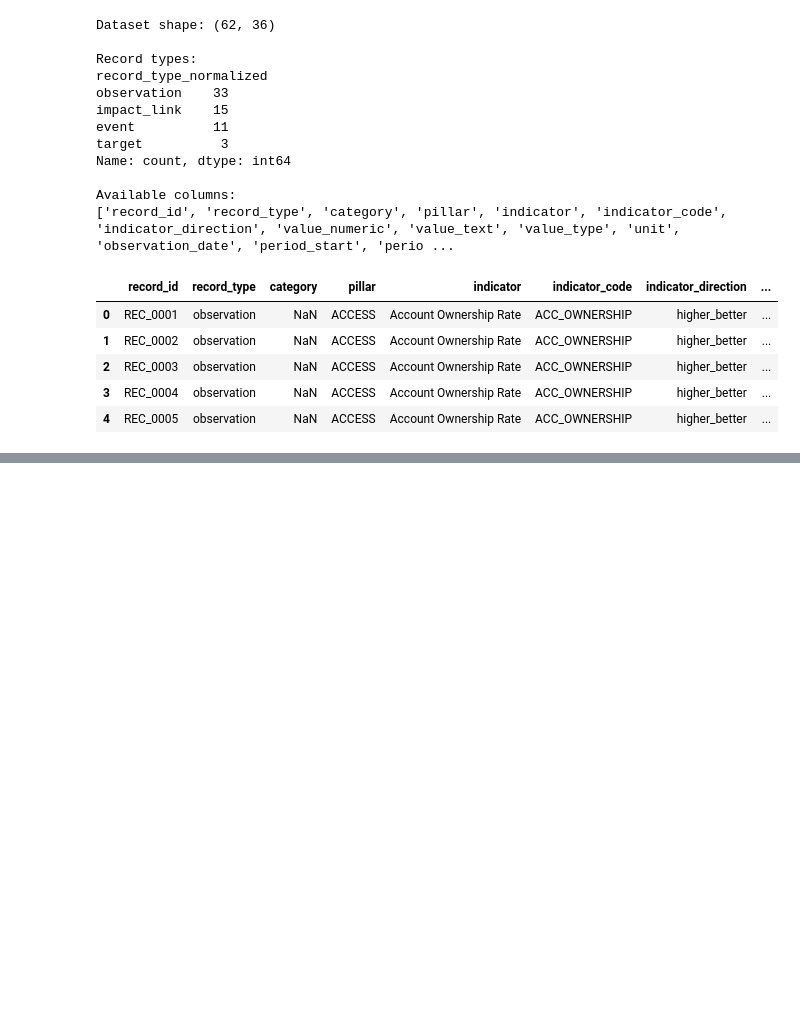
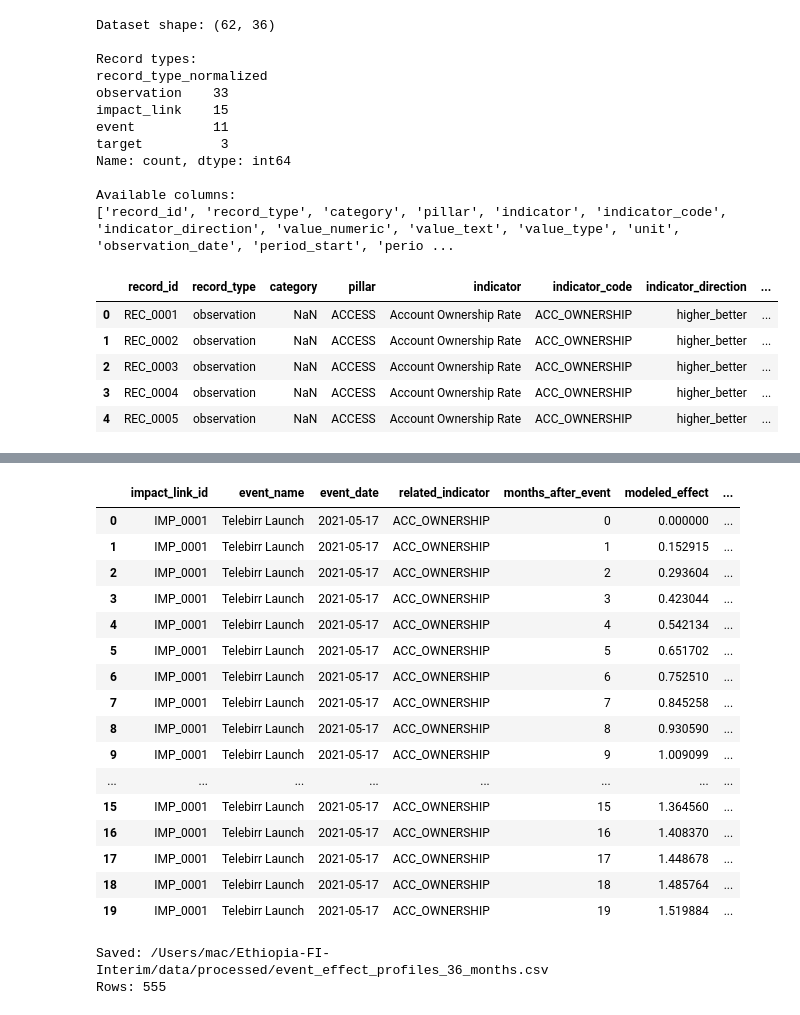
Before and after one commit to rediet-shewarega/ethiopia-financial-inclusion-interim, a Jupyter notebook: notebooks/task_3_event_impact_modeling.ipynb, the cells around one changed output, grey strips where cells are left out. Drawn from its saved outputs; the diff is of its cells as text; code cells hidden in the pictures; blank space fills up the shorter version.

Commit message:
fix: finalize Task 3 notebook and model outputs

```diff
--- a/notebooks/task_3_event_impact_modeling.ipynb
+++ b/notebooks/task_3_event_impact_modeling.ipynb
@@ -419,0 +949,71 @@ Impact links successfully matched to events: 15 of 15
+# %%
+# Build a 36-month modeled effect profile for every impact link.
+
+profile_records = []
+
+for _, row in impact_event_model.iterrows():
+    months = np.arange(0, 37)
+
+    effects = gradual_event_effect(
+        months_after_event=months,
+        total_effect=row["effect_score"],
+        lag_months=row["lag_months"]
+    )
+
+    for month, modeled_effect in zip(
+        months,
+        effects
+    ):
+        profile_records.append({
+            "impact_link_id": row["record_id"],
+            "event_name": row["event_name_resolved"],
+            "event_date": row["event_date_resolved"],
+            "related_indicator": row["related_indicator"],
+            "months_after_event": int(month),
+            "modeled_effect": float(modeled_effect),
+            "final_effect_score": float(
+                row["effect_score"]
+            ),
+            "lag_months": float(
+                row["lag_months"]
+            )
+        })
+
+event_effect_profiles = pd.DataFrame(
+    profile_records
+)
+
+profile_path = (
+    OUTPUT_DIR
+    / "event_effect_profiles_36_months.csv"
+)
+
+event_effect_profiles.to_csv(
+    profile_path,
+    index=False
+)
+
+display(event_effect_profiles.head(20))
+
+print("Saved:", profile_path)
+print("Rows:", len(event_effect_profiles))
+# %% [output]
+|  | impact_link_id | event_name | event_date | related_indicator | months_after_event | modeled_effect | ... |
+| 0 | IMP_0001 | Telebirr Launch | 2021-05-17 | ACC_OWNERSHIP | 0 | 0.000000 | ... |
+| 1 | IMP_0001 | Telebirr Launch | 2021-05-17 | ACC_OWNERSHIP | 1 | 0.152915 | ... |
+| 2 | IMP_0001 | Telebirr Launch | 2021-05-17 | ACC_OWNERSHIP | 2 | 0.293604 | ... |
+| 3 | IMP_0001 | Telebirr Launch | 2021-05-17 | ACC_OWNERSHIP | 3 | 0.423044 | ... |
+| 4 | IMP_0001 | Telebirr Launch | 2021-05-17 | ACC_OWNERSHIP | 4 | 0.542134 | ... |
+| 5 | IMP_0001 | Telebirr Launch | 2021-05-17 | ACC_OWNERSHIP | 5 | 0.651702 | ... |
+| 6 | IMP_0001 | Telebirr Launch | 2021-05-17 | ACC_OWNERSHIP | 6 | 0.752510 | ... |
+| 7 | IMP_0001 | Telebirr Launch | 2021-05-17 | ACC_OWNERSHIP | 7 | 0.845258 | ... |
+| 8 | IMP_0001 | Telebirr Launch | 2021-05-17 | ACC_OWNERSHIP | 8 | 0.930590 | ... |
+| 9 | IMP_0001 | Telebirr Launch | 2021-05-17 | ACC_OWNERSHIP | 9 | 1.009099 | ... |
+| ... | ... | ... | ... | ... | ... | ... | ... |
+| 15 | IMP_0001 | Telebirr Launch | 2021-05-17 | ACC_OWNERSHIP | 15 | 1.364560 | ... |
+| 16 | IMP_0001 | Telebirr Launch | 2021-05-17 | ACC_OWNERSHIP | 16 | 1.408370 | ... |
+| 17 | IMP_0001 | Telebirr Launch | 2021-05-17 | ACC_OWNERSHIP | 17 | 1.448678 | ... |
+| 18 | IMP_0001 | Telebirr Launch | 2021-05-17 | ACC_OWNERSHIP | 18 | 1.485764 | ... |
+| 19 | IMP_0001 | Telebirr Launch | 2021-05-17 | ACC_OWNERSHIP | 19 | 1.519884 | ... |
+Saved: /Users/mac/Ethiopia-FI-Interim/data/processed/event_effect_profiles_36_months.csv
+Rows: 555
```
Also changed, not shown: parts of 12 cells of this notebook.
